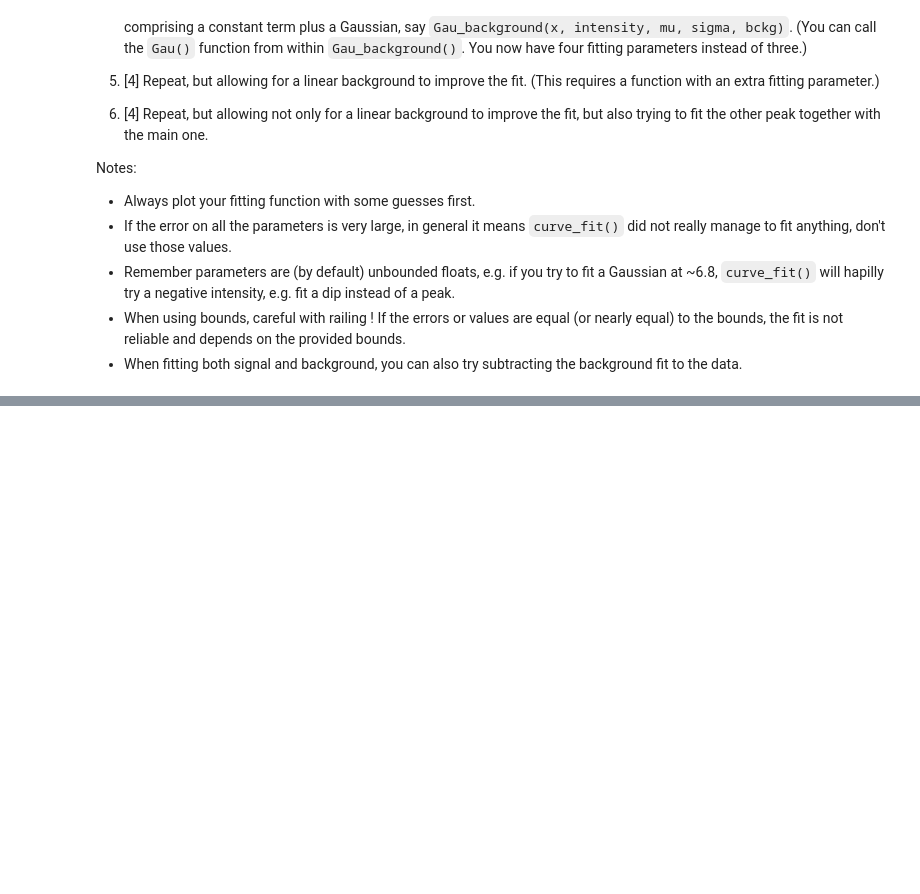
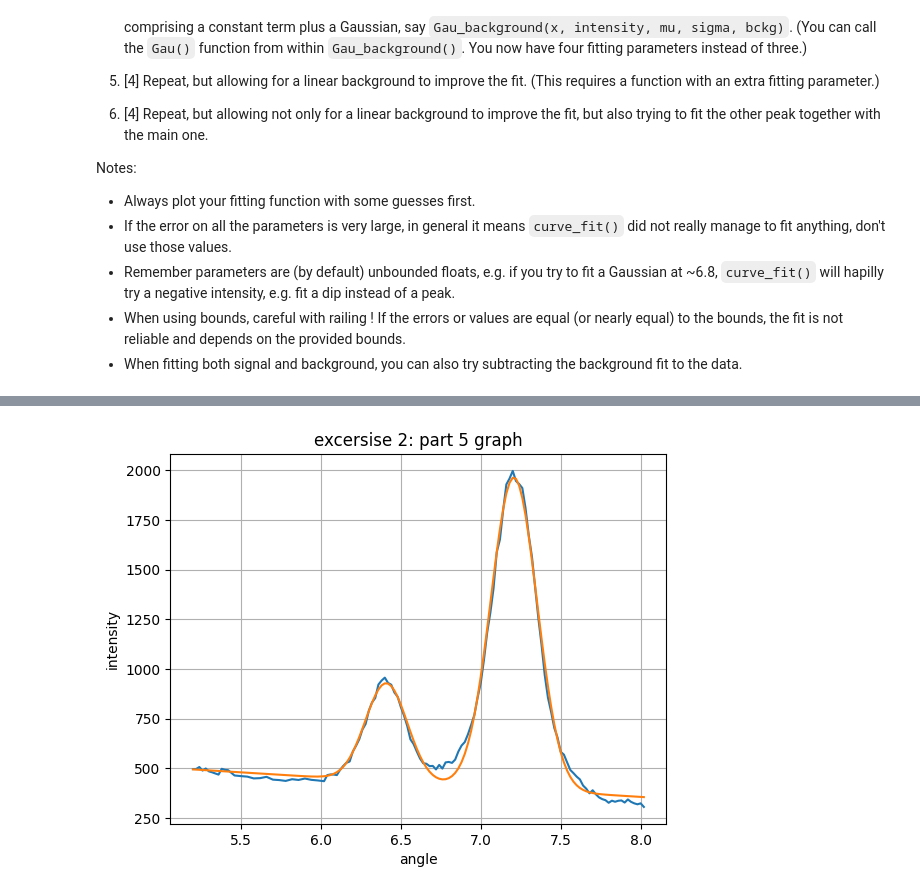
Before and after one commit to PX2145-2025/week-4-b-Medhekar-Anushka, a Jupyter notebook: Curvefit.ipynb, the cells around one changed output, grey strips where cells are left out. Cells and saved outputs as stored; diff of their text form; code cells hidden in the pictures; blank space fills up the shorter version.

```diff
--- a/Curvefit.ipynb
+++ b/Curvefit.ipynb
@@ -388,0 +432,21 @@ c:  1.5487412286176854 +/- 0.122606420831653
+# %%
+def Gau_background(x, intensity, mu, sigma, bckg, m, intensity2, mu2, sigma2):
+  return (intensity/sigma*np.sqrt(2*np.pi))*np.e**((-((x - mu)**2)/2*(sigma**2))) + (intensity2/sigma2*np.sqrt(2*np.pi))*np.e**((-((x - mu2)**2)/2*(sigma2**2)))+ (m*x+bckg)
+
+guess_values = np.array([2000, 7, 2, 1,10, 1000,  6.2, 0.4])
+
+angle_selected2 = np.array(angle[160:287])
+count_selected2 = np.array(deg_CR[160:287])
+
+popt,pcov=curve_fit(Gau_background,angle_selected2, count_selected2, guess_values)
+
+#plotting the graphs
+plt.plot(angle_selected2, count_selected2)
+plt.plot(angle_selected2,Gau_background(angle_selected2, *popt))
+plt.xlabel("angle")
+plt.ylabel("intensity")
+plt.title("excersise 2: part 5 graph")
+plt.grid(True)
+plt.show()
+# %% [output]
+[figure, added]
```
Also changed, not shown: parts of 5 cells of this notebook.
